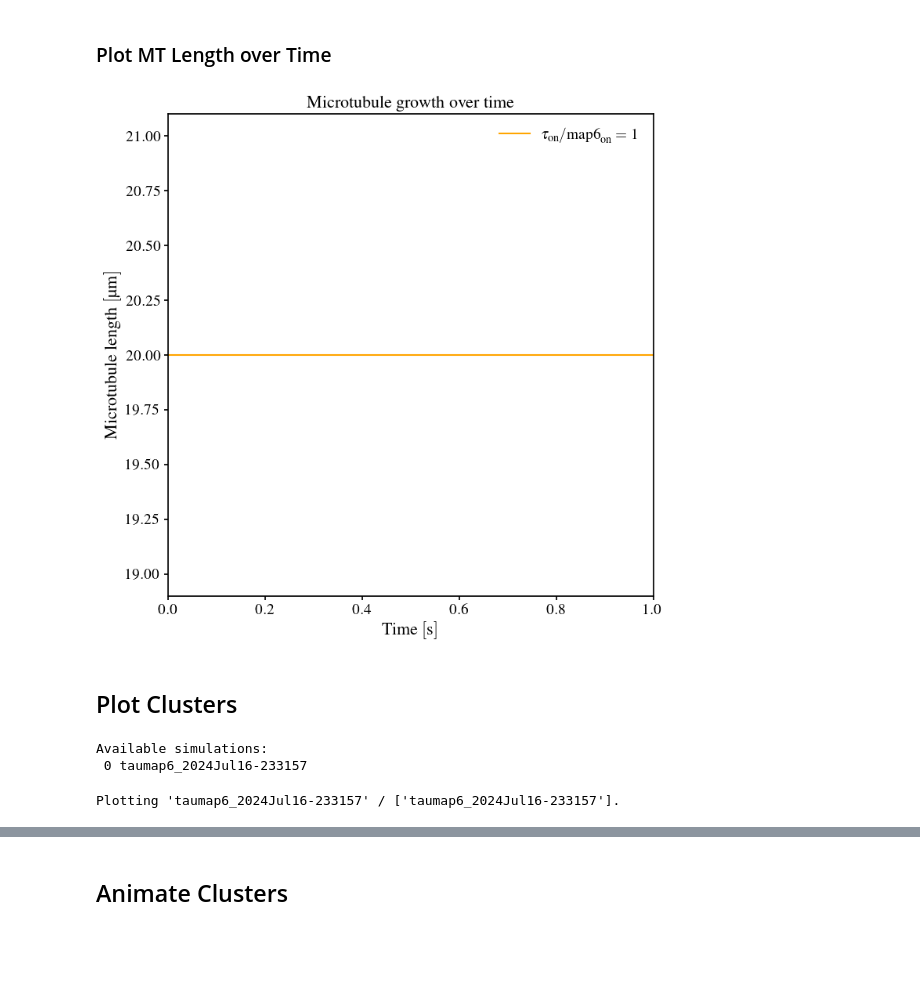
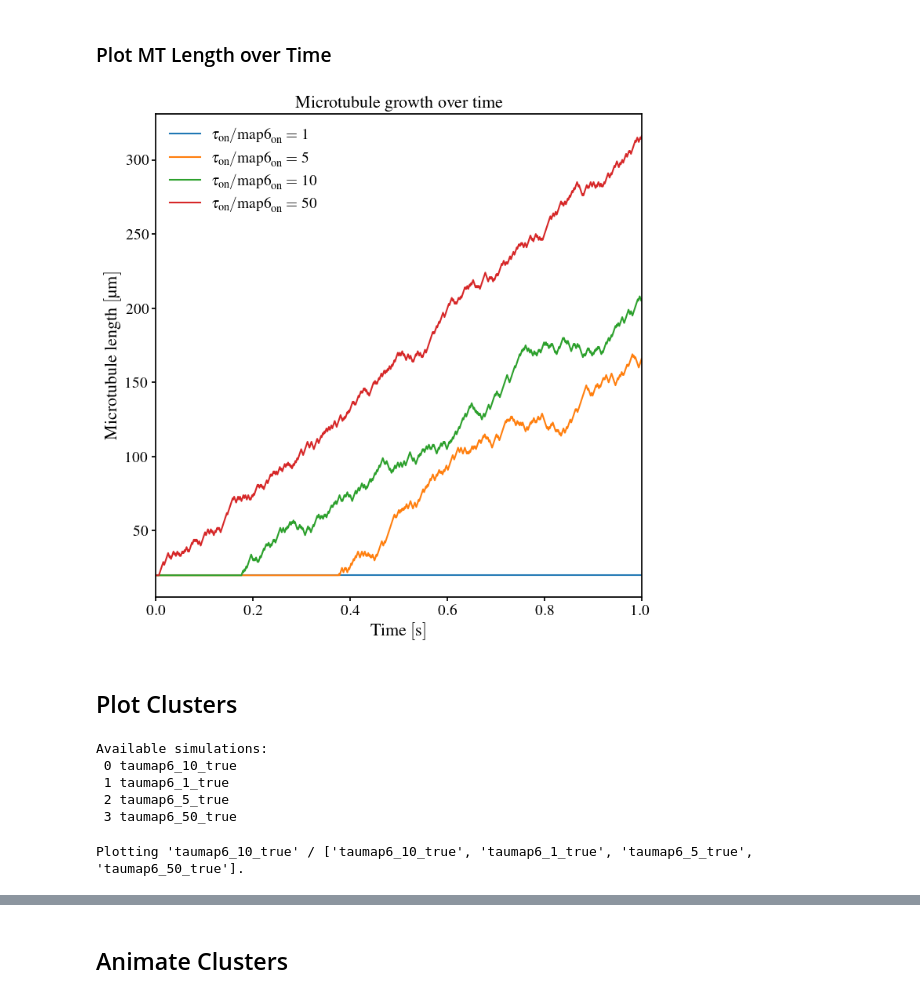
Before and after one commit to CWU-Computational-Biophysics/tau_mts, a Jupyter notebook: figures.ipynb, the cells around one changed output, grey strips where cells are left out. Drawn from its saved outputs; the diff is of its cells as text; code cells hidden in the pictures; blank space fills up the shorter version.

```diff
--- a/figures.ipynb
+++ b/figures.ipynb
@@ -32,7 +32,7 @@ from processing import load_mat_dir
 from distributions import plot_clusters, create_protein_animation
 # %%
 # define the data directory
-DATA_DIR = Path("data")
+DATA_DIR = Path("data", "paper1_true")
 
 # configure the figure save directory
 FIGURE_DIR = Path("figures", DATA_DIR.parts[-1])
@@ -227,7 +227,7 @@ for index, sim_name in enumerate(sim_names):
     # get the time information
     dt = data_dict["df"].loc[sim_name]["dt"]
     ttot = data_dict["df"].loc[sim_name]["ttot"]
-    time_list = np.arange(0, ttot, dt)
+    time_list = np.arange(0, ttot+dt, dt)
 
     # get the tau binding rate T0 ratio
     tau_ratio = data_dict["df"].loc[sim_name]["tm_ratio"]
@@ -238,48 +238,52 @@ for index, sim_name in enumerate(sim_names):
     # get a unique color for each tau ratio
     # if the color has been used, make the label None
     if tau_ratio not in tau_ratio_dict.keys():
-        tau_ratio_dict[tau_ratio] = colors[index]
+        tau_ratio_dict[tau_ratio] = DEFAULT_COLORMAP[index]
     else:
         label = None
 
     # plot the length over time for this mt
     ax.plot(
         time_list,
         length_list,
         label=label,
         color=tau_ratio_dict[tau_ratio]
     )
 
 # set the axis limits
 # the x limit should be the final time plus the second time
 # this has the effect of showing an "even" value
 ax.set_xlim(0, time_list[-1] + time_list[1])
 
 # set the labels
 ax.set_xlabel(r"Time $\left[\qty{}{\second}\right]$")
 ax.set_ylabel(r"Microtubule length $\left[\qty{}{\micro\meter}\right]$")
 ax.set_title(r"Microtubule growth over time")
 
 # add a legend
 ax.legend()
 
 # save the figure
 fig.savefig(FIGURE_DIR / r"mt_growth_over_time")
 # %% [output]
-[figure, old version]
+[figure, new version]
 # %% [markdown]
 ## Plot Clusters
 # %%
 print_options()
 # %% [output]
 Available simulations:
- 0 taumap6_2024Jul16-233157
+ 0 taumap6_10_true
+ 1 taumap6_1_true
+ 2 taumap6_5_true
+ 3 taumap6_50_true
 # %%
 # define the name of the sim to plot
 sim_name = list(data_dict["sims"].keys())[0]
+time_step = -1
 print(f"Plotting '{sim_name}' / {list(data_dict['sims'].keys())}.")
 # %% [output]
-Plotting 'taumap6_2024Jul16-233157' / ['taumap6_2024Jul16-233157'].
+Plotting 'taumap6_10_true' / ['taumap6_10_true', 'taumap6_1_true', 'taumap6_5_true', 'taumap6_50_true'].
 # %%
 # plot the protein cluster distribution using the function
 # define the figure
```
Also changed, not shown: parts of 9 cells of this notebook, 7 other files.
